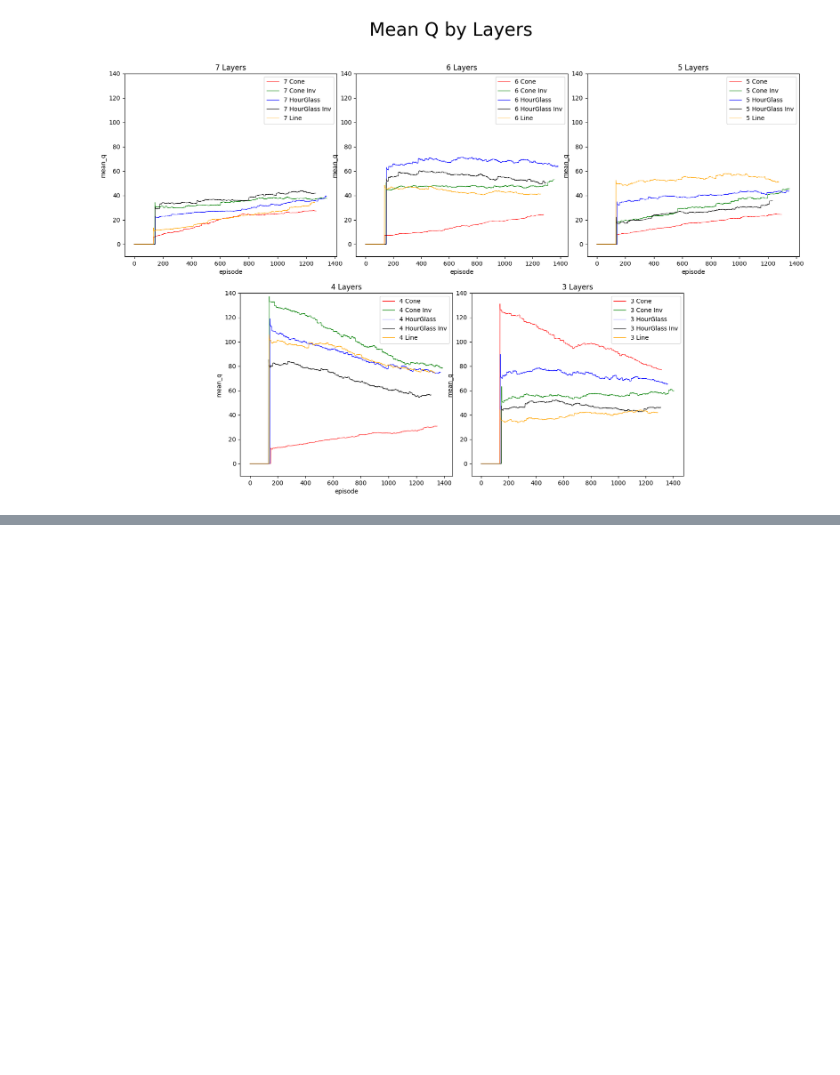
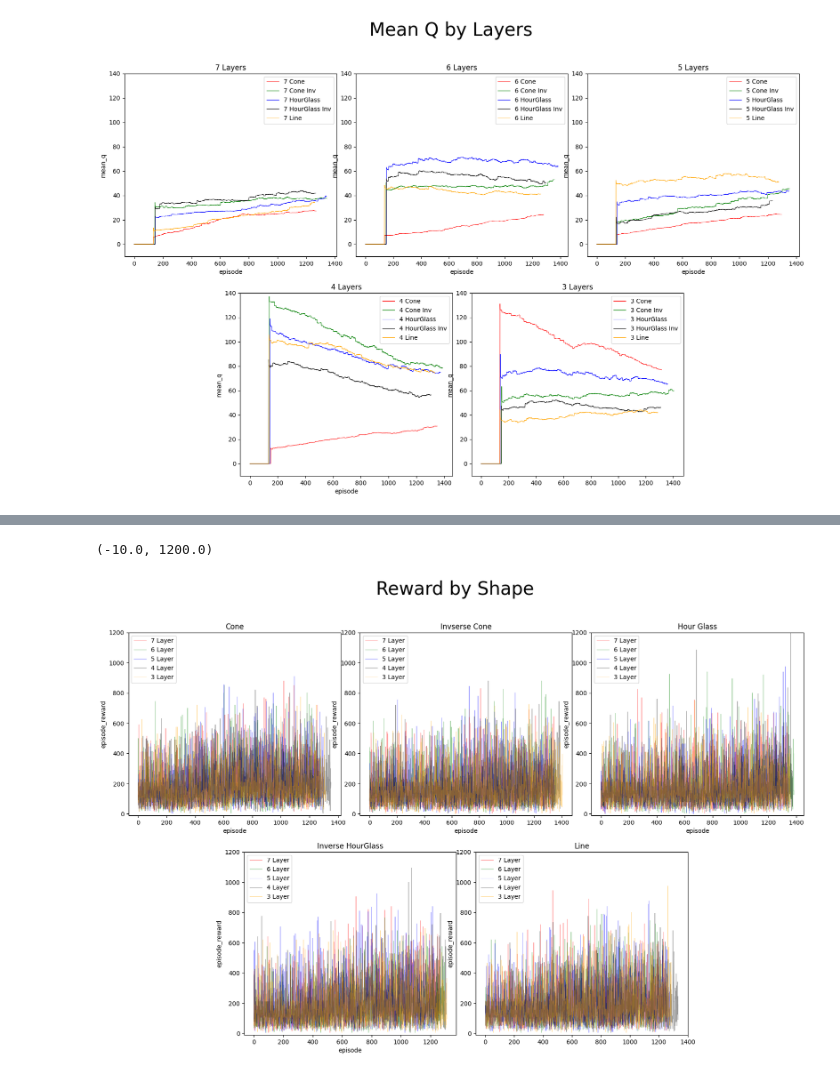
Before and after one commit to ZaidSalahuddin/EE-Atari-RL, a Jupyter notebook: Code/dataVis.ipynb, the cells around one changed output, grey strips where cells are left out. Drawn from its saved outputs; the diff is of its cells as text; code cells hidden in the pictures; blank space fills up the shorter version.

```diff
--- a/Code/dataVis.ipynb
+++ b/Code/dataVis.ipynb
@@ -230,0 +232,73 @@ ax5.set_ylim([y_lim_min,y_lim_max])
+# %%
+#subplot one
+alpha = 0.4
+lw = 0.7
+y_lim_min = -10
+y_lim_max = 1200
+
+#set up the plot
+fig = plt.figure(figsize=(20,12))
+ax1 = plt.subplot2grid(shape=(2,6), loc=(0,0), colspan=2)
+ax2 = plt.subplot2grid((2,6), (0,2), colspan=2)
+ax3 = plt.subplot2grid((2,6), (0,4), colspan=2)
+ax4 = plt.subplot2grid((2,6), (1,1), colspan=2)
+ax5 = plt.subplot2grid((2,6), (1,3), colspan=2)
+
+fig.suptitle('Reward by Shape', fontsize=30)
+
+#plotting the lines
+# labels n stuff
+label = ["7 Layer","7 Layer","7 Layer","7 Layer","7 Layer","6 Layer","6 Layer","6 Layer","6 Layer","6 Layer","5 Layer","5 Layer","5 Layer","5 Layer","5 Layer","4 Layer","4 Layer","4 Layer","4 Layer","4 Layer","3 Layer","3 Layer","3 Layer","3 Layer","3 Layer"]
+color = ["red","red","red","red","red","green","green","green","green","green","blue","blue","blue","blue","blue","black","black","black","black","black","orange","orange","orange","orange","orange"]
+#7 layer
+for i in range(25):
+    if i%5==0:
+        ax1.plot(episode[i], episode_reward[i], alpha=alpha, label = label[int(i)], lw=lw, color=color[int(i)])
+ax1.title.set_text('Cone')
+ax1.set_xlabel('episode')
+ax1.set_ylabel('episode_reward')
+ax1.legend(loc=0)
+ax1.set_ylim([y_lim_min,y_lim_max])
+
+#6 layer
+for i in range(25):
+    if i%5==1:
+        ax2.plot(episode[i], episode_reward[i], alpha=alpha, label = label[int(i)], lw=lw, color=color[int(i)])
+ax2.title.set_text('Invserse Cone')
+ax2.set_xlabel('episode')
+ax2.set_ylabel('episode_reward')
+ax2.legend(loc=0)
+ax2.set_ylim([y_lim_min,y_lim_max])
+
+#5 layer
+for i in range(25):
+    if i%5==2:
+        ax3.plot(episode[i], episode_reward[i], alpha=alpha, label = label[int(i)], lw=lw, color=color[int(i)])
+ax3.title.set_text('Hour Glass')
+ax3.set_xlabel('episode')
+ax3.set_ylabel('episode_reward')
+ax3.legend(loc=0)
+ax3.set_ylim([y_lim_min,y_lim_max])
+
+#4 layer
+for i in range(25):
+    if i%5==3:
+        ax4.plot(episode[i], episode_reward[i], alpha=alpha, label = label[int(i)], lw=lw, color=color[int(i)])
+ax4.title.set_text('Inverse HourGlass')
+ax4.set_xlabel('episode')
+ax4.set_ylabel('episode_reward')
+ax4.legend(loc=0)
+ax4.set_ylim([y_lim_min,y_lim_max])
+
+#3 layer
+for i in range(25):
+    if i%5==4:
+        ax5.plot(episode[i], episode_reward[i], alpha=alpha, label = label[int(i)], lw=lw, color=color[int(i)])
+ax5.title.set_text('Line')
+ax5.set_xlabel('episode')
+ax5.set_ylabel('episode_reward')
+ax5.legend(loc=0)
+ax5.set_ylim([y_lim_min,y_lim_max])
+# %% [output]
+(-10.0, 1200.0)
+[figure, added]
```
Also changed, not shown: parts of 3 cells of this notebook.
